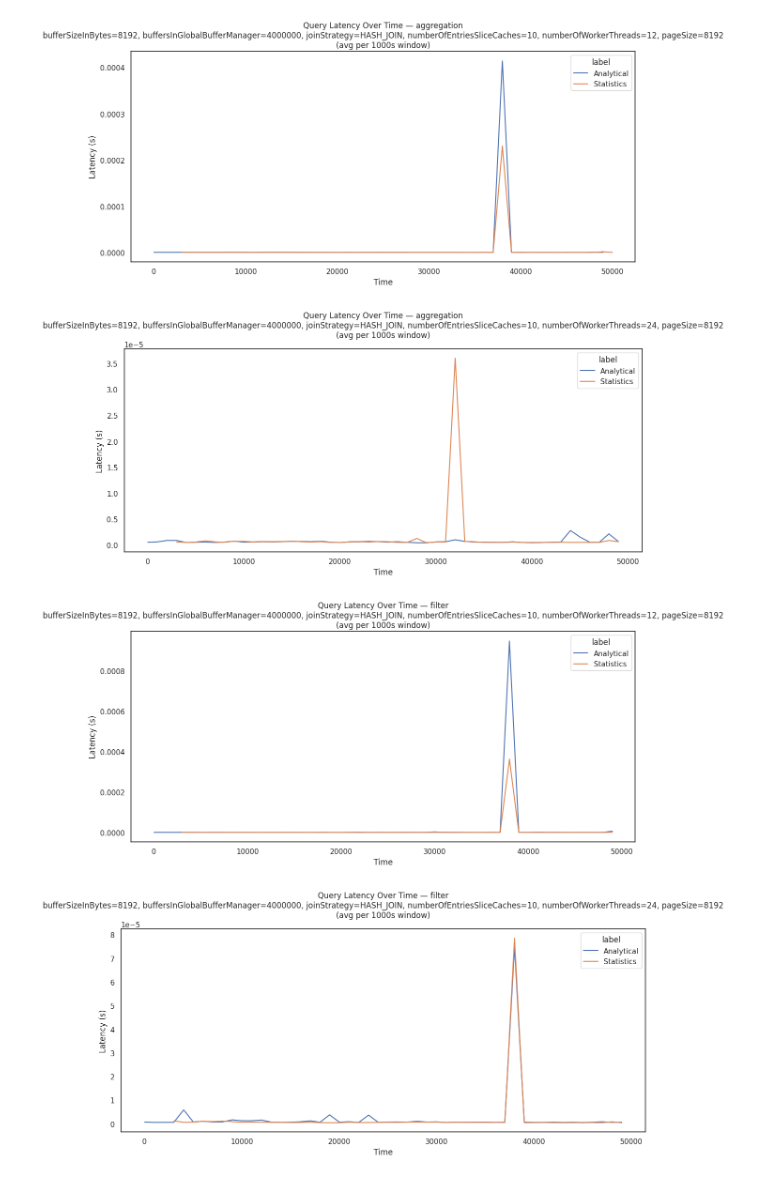
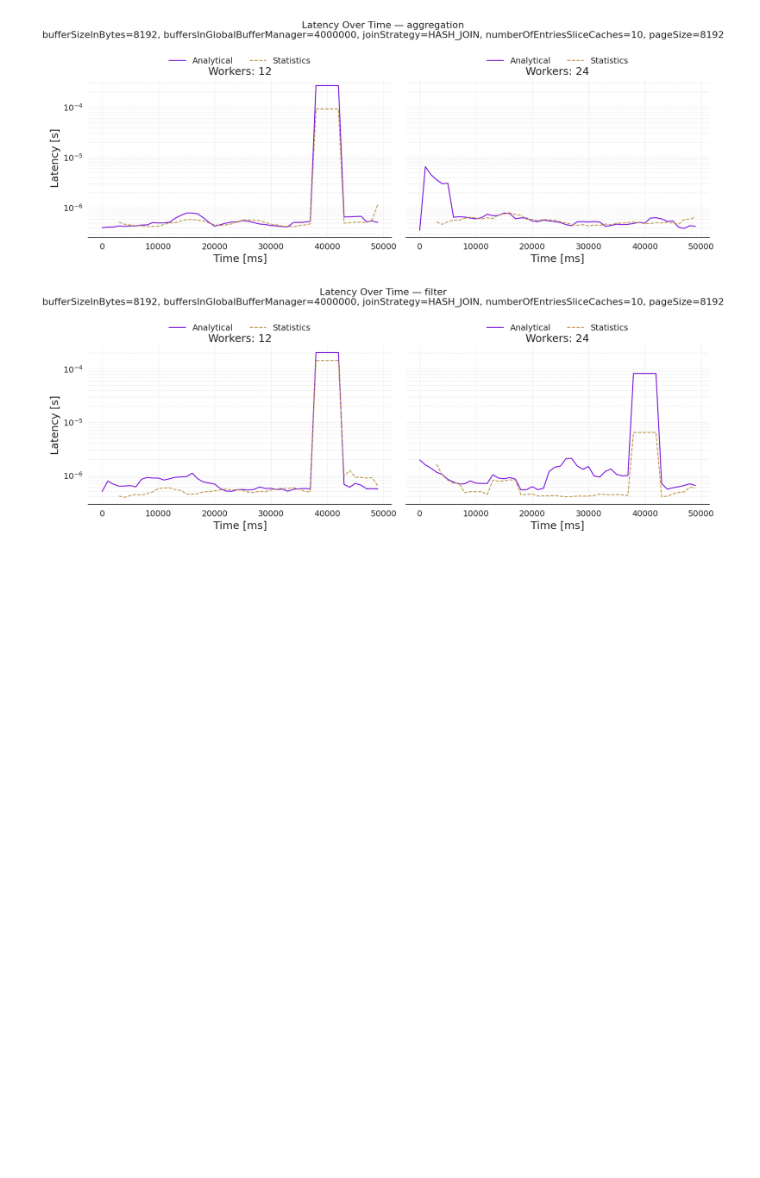
Before and after one commit to ESPAT-Orga/nebulastream-espat, a Jupyter notebook: scripts/benchmarking/multiple-statistic-queries-over-time/plots/AddStatisticQueriesOverTime.ipynb, the cells around one changed output. Saved outputs shown, nothing was run; the diff lists cells and outputs as text; code cells hidden in the pictures; blank space fills up the shorter version.

Commit message:
feat(Benchmark): Changed style of plots

```diff
--- a/scripts/benchmarking/multiple-statistic-queries-over-time/plots/AddStatisticQueriesOverTime.ipynb
+++ b/scripts/benchmarking/multiple-statistic-queries-over-time/plots/AddStatisticQueriesOverTime.ipynb
@@ -12,44 +33,64 @@ group_cols = ["query", "bufferSizeInBytes", "buffersInGlobalBufferManager", "joi
 # %%
 df = pd.read_csv("latency_results_nebulastream_concat.csv")
 
 invalid_modes = df[df["executionMode"] != "COMPILER"]["executionMode"].unique()
 assert len(invalid_modes) == 0, f"Found non-COMPILER execution modes in latency data: {invalid_modes}"
 
+for query_kind in df["query"].unique():
+    query_df = df[df["query"] == query_kind]
 
-for group_key, group_df in df[df["query_type"] == "ANALYTICAL"].groupby(group_cols):
-    query_kind = group_key[0]
-    config = dict(zip(group_cols[1:], group_key[1:]))
-    config_str = ", ".join(f"{k}={v}" for k, v in config.items())
+    for config_key, config_df in query_df.groupby(config_cols):
+        config = dict(zip(config_cols, config_key if isinstance(config_key, tuple) else [config_key]))
+        config_str = ", ".join(f"{k}={v}" for k, v in config.items())
 
-    # Bin analytical data
-    analytical_binned = group_df.copy()
-    analytical_binned["time_bin"] = (analytical_binned["normalized_start_timestamp"] // sample_window_size) * sample_window_size
-    analytical_avg = analytical_binned.groupby("time_bin", as_index=False)["latency"].mean()
-    analytical_avg["label"] = "Analytical"
+        thread_values = sorted(config_df["numberOfWorkerThreads"].unique())
+        n = len(thread_values)
+        ncols = min(n, 3)
+        nrows = (n + ncols - 1) // ncols
 
-    # Bin statistics queries for the same config
-    mask = (df["query_type"] == "STATISTICS") & (df["query"] == query_kind)
-    for col, val in config.items():
-        mask &= df[col] == val
-    statistic_df = df[mask].copy()
-    statistic_df["time_bin"] = (statistic_df["normalized_start_timestamp"] // sample_window_size) * sample_window_size
-    statistic_avg = statistic_df.groupby("time_bin", as_index=False)["latency"].mean()
-    statistic_avg["label"] = "Statistics"
+        fig, axes = plt.subplots(nrows, ncols, figsize=(8 * ncols, 6 * nrows), sharey=True, squeeze=False)
+        fig.subplots_adjust(top=0.85, bottom=0.15)
 
-    combined = pd.concat([analytical_avg[["time_bin", "latency", "label"]], statistic_avg[["time_bin", "latency", "label"]]])
+        for idx, n_workers in enumerate(thread_values):
+            row, col = divmod(idx, ncols)
+            ax = axes[row][col]
+            thread_df = config_df[config_df["numberOfWorkerThreads"] == n_workers]
 
-    plt.figure(figsize=(12, 6))
-    sns.lineplot(data=combined, x="time_bin", y="latency", hue="label")
-    plt.xlabel("Time")
-    plt.ylabel("Latency (s)")
-    plt.title(f"Query Latency Over Time — {query_kind}\n{config_str}\n(avg per {sample_window_size}s window)")
-    plt.tight_layout()
-    plt.show()
+            for qt, color, label, ls in [
+                ("ANALYTICAL", color_analytical, "Analytical", "solid"),
+                ("STATISTICS", color_statistics, "Statistics", "--"),
+            ]:
+                type_df = thread_df[thread_df["query_type"] == qt]
+                if type_df.empty:
+                    continue
+                binned = smooth_and_bin(type_df, "normalized_start_timestamp", "latency")
+                ax.plot(binned["time_bin"], binned["latency"], color=color, linestyle=ls,
+                        label=label, linewidth=1.5)
+
+            ax.set_title(f"Workers: {n_workers}", fontsize=18)
+            ax.set_xlabel("Time [ms]", fontsize=18)
+            if col == 0:
+                ax.set_ylabel("Latency [s]", fontsize=18)
+            ax.set_yscale("log")
+            ax.tick_params(labelsize=14)
+            ax.grid(True, which="both", linestyle="--", linewidth=0.5, alpha=0.7)
+            ax.legend(fontsize=14, loc="upper center", bbox_to_anchor=(0.5, 1.18),
+                      ncol=2, frameon=False)
+            sns.despine(ax=ax, left=True)
+
+        # Hide unused axes
+        for idx in range(n, nrows * ncols):
+            row, col = divmod(idx, ncols)
+            axes[row][col].set_visible(False)
+
+        fig.suptitle(f"Latency Over Time — {query_kind}\n{config_str}",
+                     fontsize=16, y=0.98)
+        plt.tight_layout()
+        plt.savefig(os.path.join(output_dir, f"{query_kind}_latency_subplots.pdf"))
+        plt.show()
 # %% [output]
-[figure, old version]
+[figure, new version]
-[figure, old version]
+[figure, new version]
-[figure, removed]
-[figure, removed]
 # %%
 throughput_df = pd.read_csv("throughput_results_nebulastream_concat.csv")
 
```
Also changed, not shown: parts of 2 cells of this notebook.
